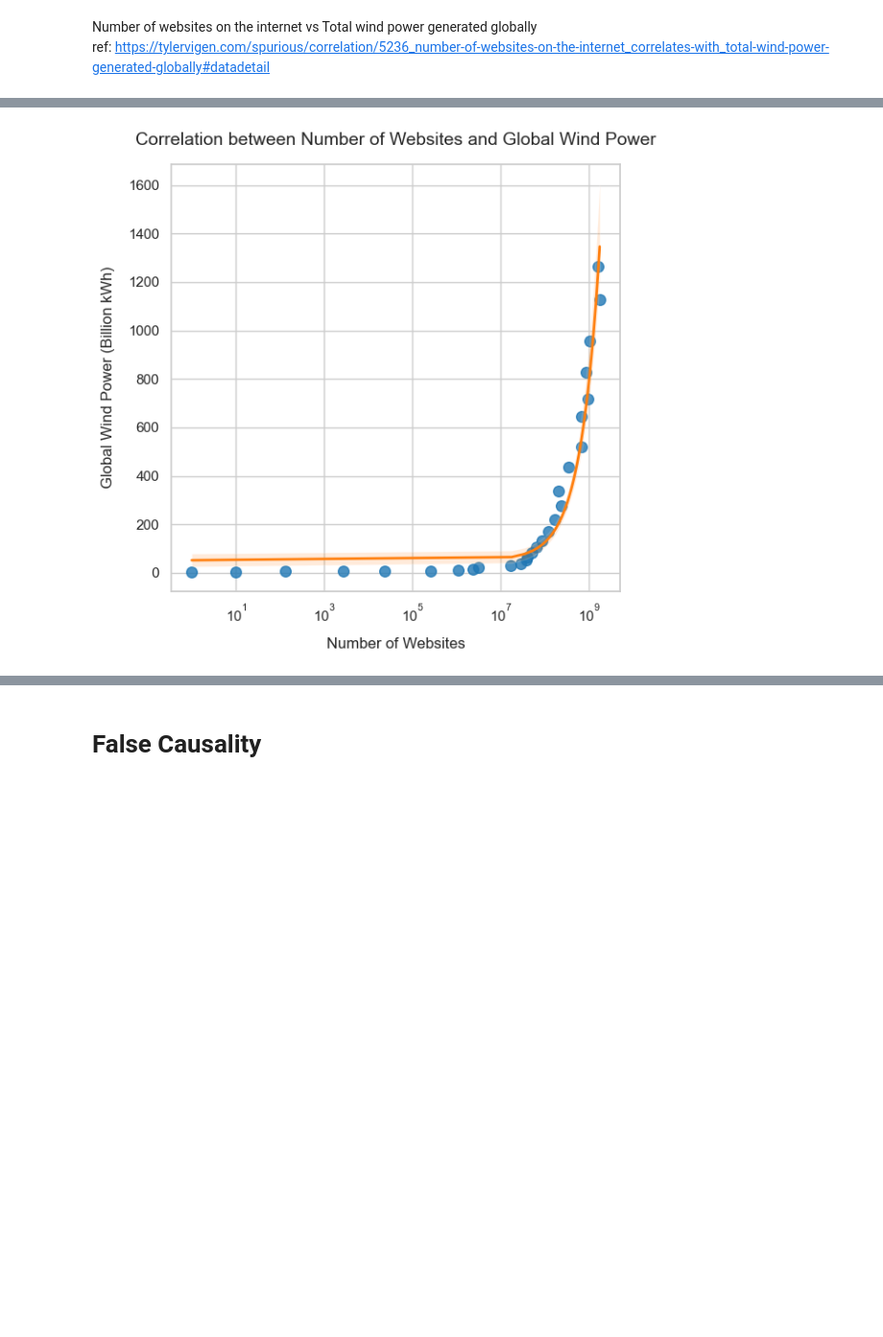
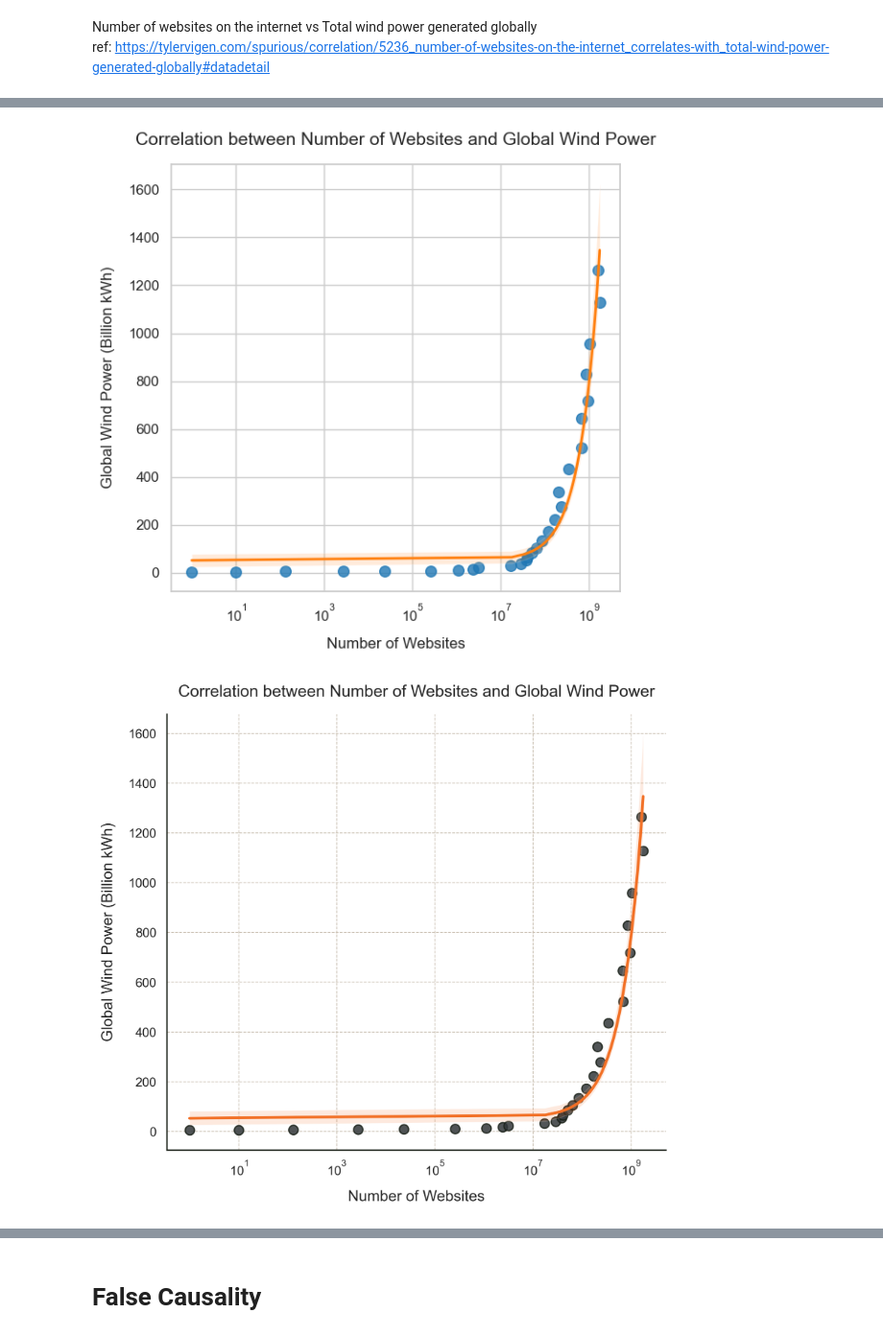
Before and after one commit to OxfordDemSci/Mapineq, a Jupyter notebook: src/case_study/Data_quality/fake_result.ipynb, the cells around one changed output, grey strips where cells are left out. Shown at 96% size. Drawn from its saved outputs; the diff is of its cells as text; code cells hidden in the pictures; blank space fills up the shorter version.

```diff
--- a/src/case_study/Data_quality/fake_result.ipynb
+++ b/src/case_study/Data_quality/fake_result.ipynb
@@ -145,10 +427,4 @@ P-value: 2.3689343033351033e-19
 # %%
-# Convert to DataFrame for Seaborn
-data = pd.DataFrame({
-    "Websites": websites,
-    "Wind Power (Billion kWh)": wind_power
-})
-
 # ---- Set style ----
 sns.set_theme(style="whitegrid")  # modern clean grid
 plt.figure(figsize=(6, 6))
@@ -177,4 +453,68 @@ plt.savefig("/Users/wenlanzhang/PycharmProjects/Mapineq/src/case_study/Data_qual
 plt.tight_layout()
 plt.show()
 # %% [output]
-[figure, old version]
+[figure, new version]
+# %%
+sns.set_theme(
+    style="whitegrid",
+    context="paper",
+    rc={
+        "axes.edgecolor": "#171E15FF",
+        "grid.color": "#CCC2B5FF",
+        "grid.linestyle": "--",
+        "grid.linewidth": 0.6,
+        "axes.labelsize": 12,
+        "axes.titlesize": 13,
+        "xtick.labelsize": 10,
+        "ytick.labelsize": 10,
+        "font.family": "sans-serif"
+    }
+)
+# %%
+# --------------------------- Log Figure ---------------------------
+plt.figure(figsize=(6.5, 6), dpi=300)
+ax = plt.gca()
+
+sns.regplot(
+    x="Websites",
+    y="Wind Power (Billion kWh)",
+    data=data,
+    ci=95,
+    scatter_kws={
+        "s": 55,
+        "alpha": 0.85,
+        "color": "#32373AFF",
+        "edgecolor": "#171E15FF",
+        # "linewidth": 0.4
+    },
+    line_kws={
+        "color": "#F27127FF",
+        "linewidth": 2.2
+    },
+    ax=ax
+)
+
+# --------------------------- Labels & title ---------------------------
+ax.set_xlabel("Number of Websites", labelpad=10)
+ax.set_ylabel("Global Wind Power (Billion kWh)", labelpad=10)
+ax.set_title(
+    "Correlation between Number of Websites and Global Wind Power",
+    pad=14
+)
+
+# Optional: log scale (kept explicit and documented)
+ax.set_xscale("log")
+
+# --------------------------- Clean spines ---------------------------
+ax.spines["top"].set_visible(False)
+ax.spines["right"].set_visible(False)
+plt.tight_layout()
+
+# --------------------------- Save ---------------------------
+plt.savefig(
+    "Figrue/Spurious_correlations.png",
+    dpi=300,
+    bbox_inches="tight")
+plt.show()
+# %% [output]
+[figure, added]
```
Also changed, not shown: parts of 15 cells of this notebook, 6 other files.
